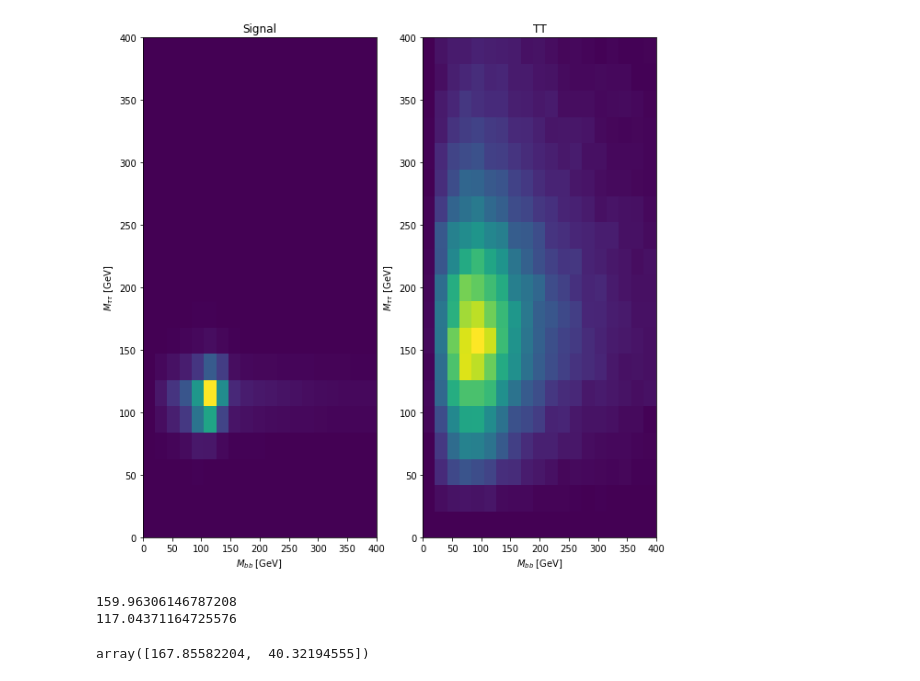
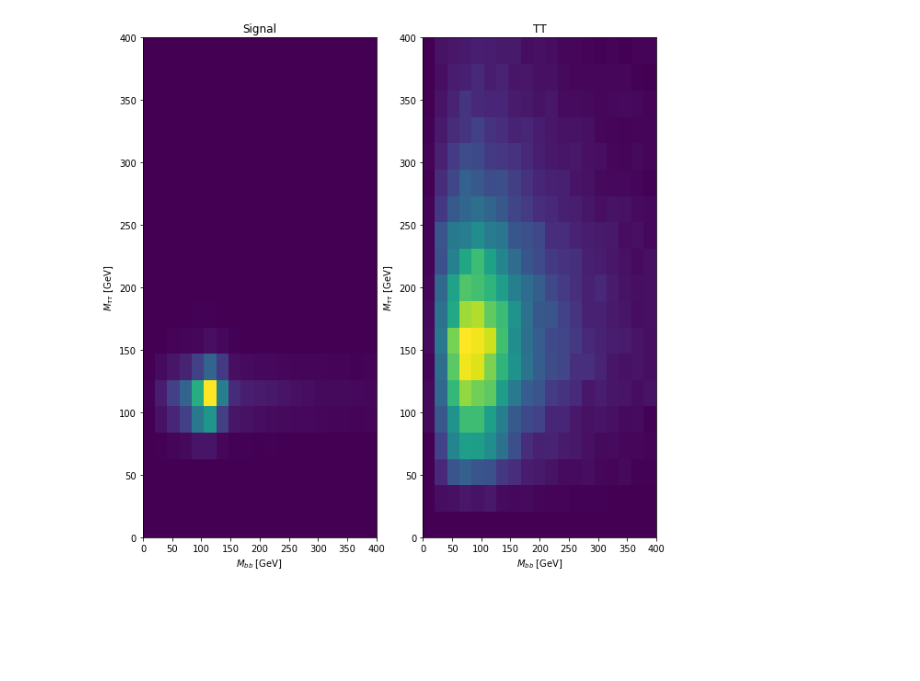
Before and after one commit to hh-italian-group/hh-bbtautau, a Jupyter notebook: Instruments/notebook/MassCutOptimization.ipynb, the cells around one changed output. Drawn from its saved outputs; the diff is of its cells as text; code cells hidden in the pictures; blank space fills up the shorter version.

```diff
--- a/Instruments/notebook/MassCutOptimization.ipynb
+++ b/Instruments/notebook/MassCutOptimization.ipynb
@@ -10,42 +23,49 @@ from scipy.integrate import dblquad
 # %%
-samples = ["ggHH_SM.root", "TT.root"]# ,"DYJetsToLL_M-50.root","Wjets.root"]
 #path = "/gpfs/ddn/cms/user/cmsdas/2019/hh_bbtautau/eventTuples/"
 path = "/Users/Tita/Desktop/files_school/"
-sample_name = {"ggHH_SM.root": "Signal", "TT.root" : "TT"}
-sample_files = {"Signal" : "ggHH_SM.root", "TT": "TT.root"}
+#path = "/Volumes/Silver/cms-das-2019/hh_bbtautau/eventTuples/"
 
-data = {}
-for sample in samples:
-    #print(sample)
-    file = ROOT.TFile.Open(path+sample)
+sample_list = [
+    Sample("Signal", "ggHH_SM.root", 0.03353 * 2 * 5.809e-01 * 6.256e-02),
+    Sample("TT", "TT.root", 831.76)
+]
+
+samples = {}
+for sample in sample_list:
+    samples[sample.name] = sample
+
+    file = ROOT.TFile.Open(path+sample.file)
+    summary = file.Get("summary")
+    sample.total_weight = 0
+    for entry in summary:
+        sample.total_weight += entry.totalShapeWeight
+
     tauTau = file.Get("tauTau")
+    sample.events = np.zeros((tauTau.GetEntries(), 3))
 
-    #hist_mass = ROOT.TH2D("hist_mass_"+sample,"2D hist mass", 250, 0, 500, 250, 0, 500);
-
-    events = np.zeros((tauTau.GetEntries(), 2))
     n = 0
     for event in tauTau :
         bb_cand = event.jets_p4[0] + event.jets_p4[1]
-        events[n, 0] = bb_cand.M()
-        events[n, 1] = event.SVfit_p4.M()
+        sample.events[n, 0] = bb_cand.mass()
+        sample.events[n, 1] = event.SVfit_p4.mass()
+        sample.events[n, 2] = event.weight_total
         n += 1
-    data[sample] = events
 # %%
 fig, ax = plt.subplots(1, 2, figsize=(10,10))
 
 n = 0
 bins_x = np.linspace(0, 400, 20)
 bins_y = np.linspace(0, 400, 20)
-for sample, events in data.items():
-    ax[n].hist2d(events[:, 0], events[:, 1], bins=[bins_x, bins_y])
+for sample in sample_list:
+    ax[n].hist2d(sample.events[:, 0], sample.events[:, 1], weights=sample.events[:, 2], bins=[bins_x, bins_y])
     ax[n].set_xlabel(r'$M_{bb}$ [GeV]')
     ax[n].set_ylabel(r'$M_{\tau\tau}$ [GeV]')
-    ax[n].set_title(sample_name[sample])
+    ax[n].set_title(sample.name)
 
     n += 1
 #plt.subplots_adjust(bottom=0.1, right=1.5, top=1.5)
 plt.show()
 # %% [output]
-[figure, old version]
+[figure, new version]
 # %%
 class EllipseMinimization( ROOT.TPyMultiGenFunction ):
@@ -125,12 +118,0 @@ def FindParams(x0, a, y0, b, data):
-# %%
-mean = np.mean(data[sample_files["Signal"]], axis=0)
-print(mean[0])
-print(mean[1])
-# %% [output]
-159.96306146787208
-117.04371164725576
-# %%
-std = np.std(data[sample_files["Signal"]], axis=0)
-std
-# %% [output]
-array([167.85582204,  40.32194555])
```
Also changed, not shown: parts of 22 cells of this notebook.
